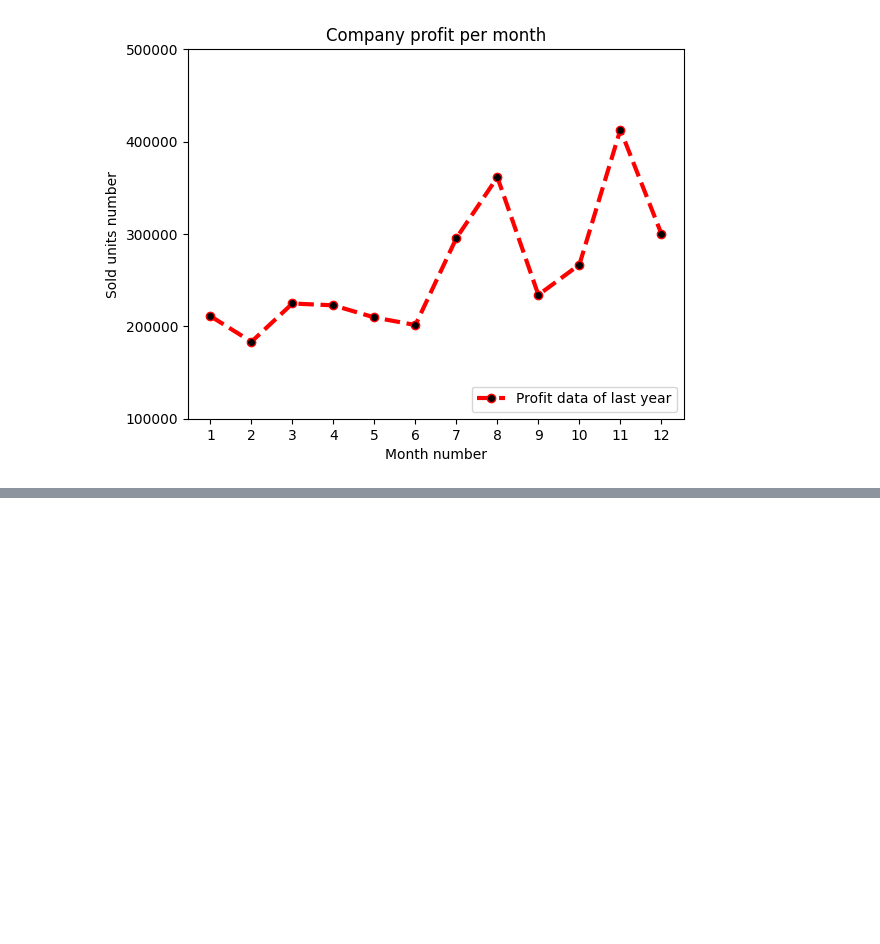
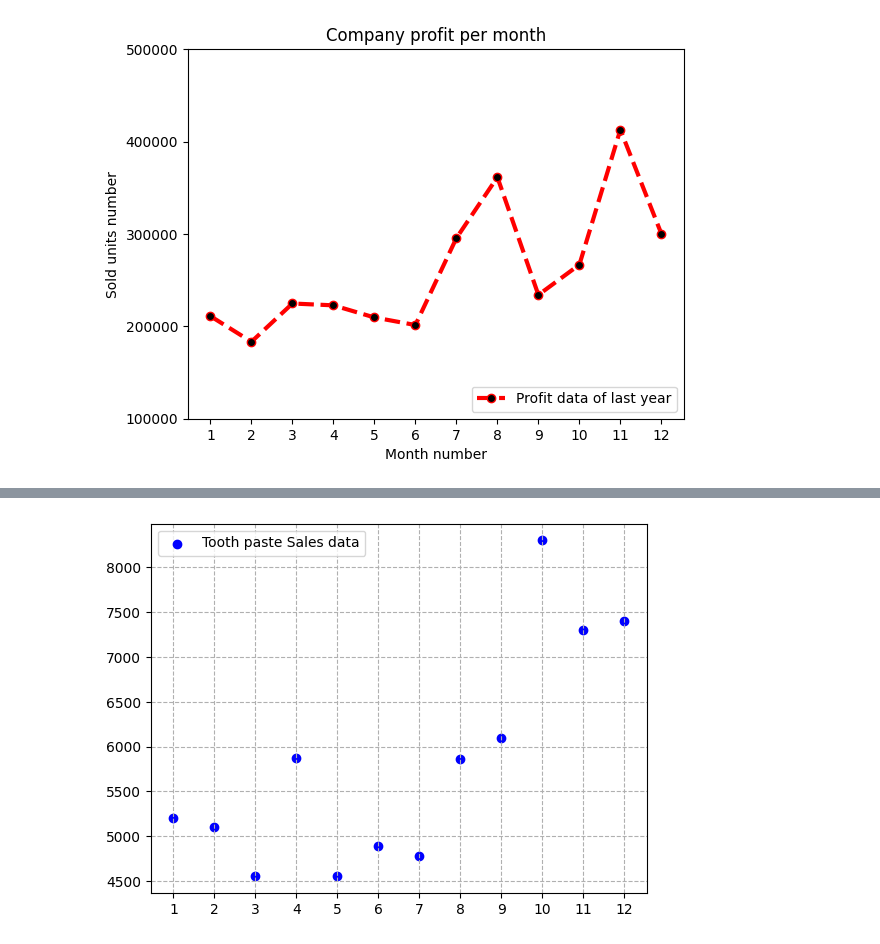
Before and after one commit to luhmont/INFS-772---Programming-for-Data-Analytics--Spring-2025-, a Jupyter notebook: Assignments/Assignment3/INFS772Assignment03.ipynb, the cells around one changed output, grey strips where cells are left out. Saved outputs shown, nothing was run; the diff lists cells and outputs as text; code cells hidden in the pictures; blank space fills up the shorter version.

```diff
--- a/Assignments/Assignment3/INFS772Assignment03.ipynb
+++ b/Assignments/Assignment3/INFS772Assignment03.ipynb
@@ -55,5 +99,18 @@ plt.plot(x, y, color='r', marker='o', linewidth=3)
 # %%
 #Exercise 4: Read toothpaste sales data of each month and show it using a scatter plot
+
+x = companysales['month_number']
+y = companysales['toothpaste']
+
+plt.scatter(x,y, color='b', marker='o', label="Tooth paste Sales data")
+plt.grid(True, linestyle='--')
+plt.xticks(np.arange(1,13,1))
+plt.xlabel("Month Number")
+plt.legend()
+
+plt.show()
+# %% [output]
+[figure, added]
 # %%
 #Exercise 5: Read face cream and facewash product sales data and show it using the bar chart
 # %%
```
Also changed, not shown: parts of 3 cells of this notebook.
